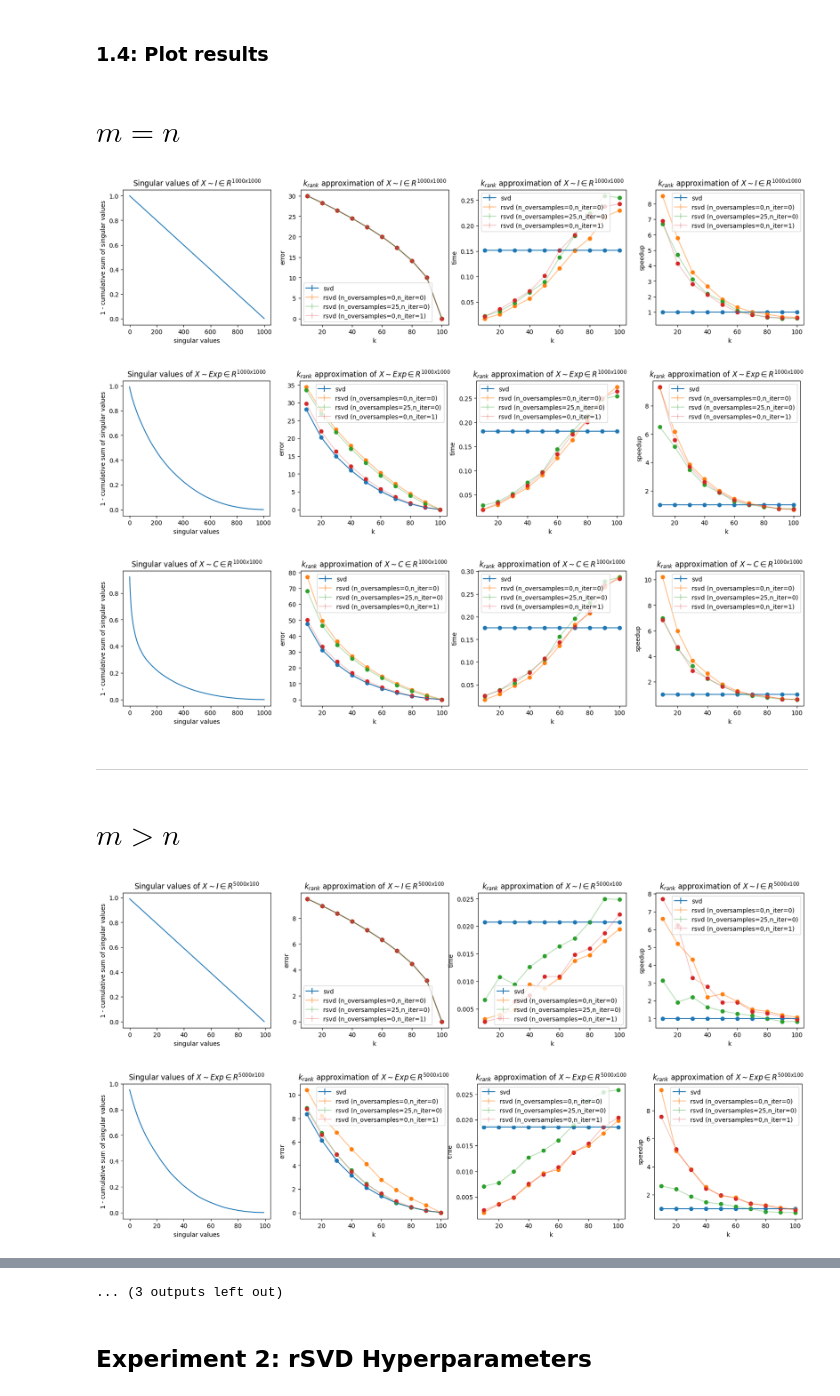
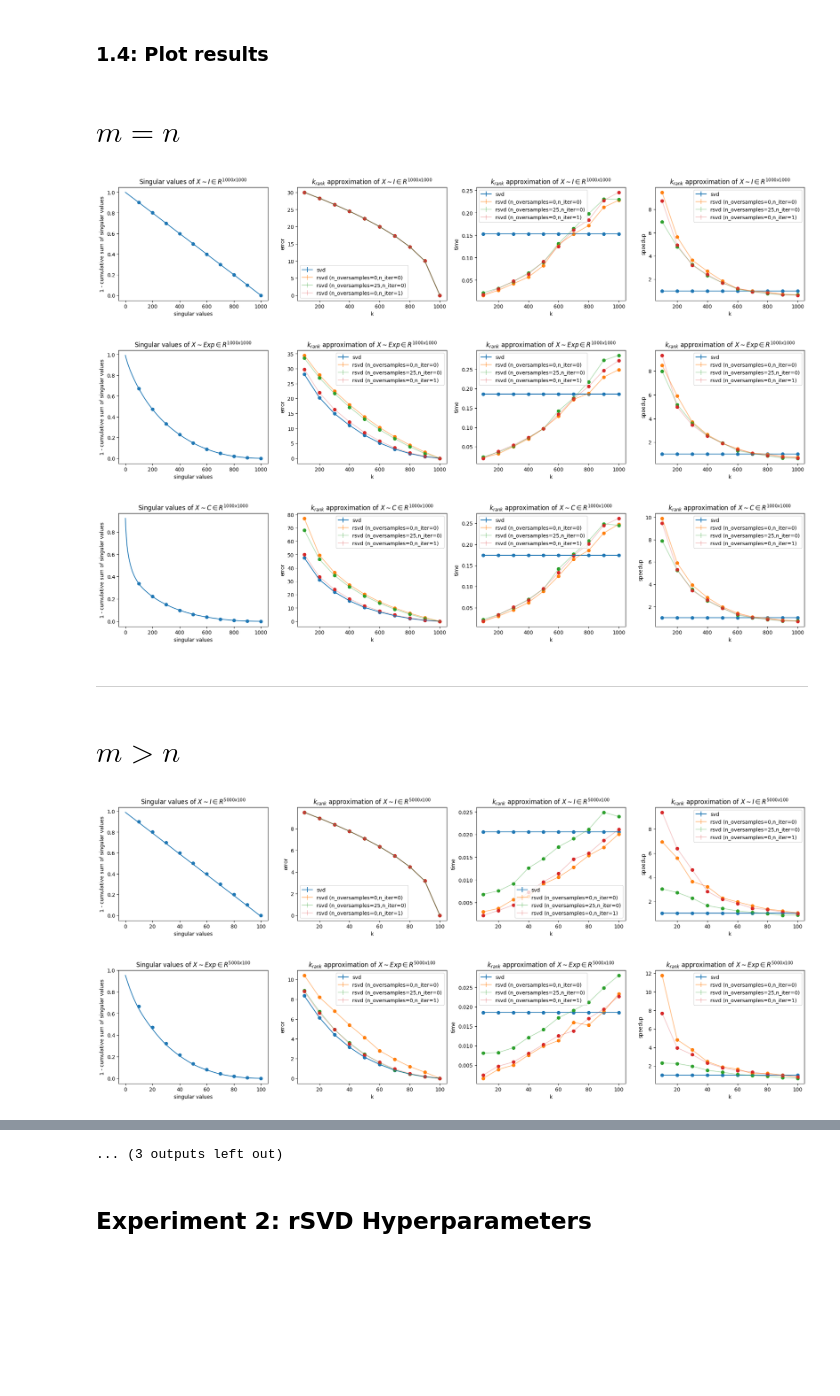
Before and after one commit to bhdsc/rNLA, a Jupyter notebook: rsvd.ipynb, the cells around one changed output, grey strips where cells are left out. Drawn from its saved outputs; the diff is of its cells as text; code cells hidden in the pictures; blank space fills up the shorter version.

```diff
--- a/rsvd.ipynb
+++ b/rsvd.ipynb
@@ -187,20 +187,20 @@ Wall time: 13.5 s
 m, n = 5000, 100
 r = min(m, n)
 num = 10
-ranks = np.linspace(int(r / num), r, num=num, dtype=int)
+tall_ranks = np.linspace(int(r / num), r, num=num, dtype=int)
 n_trials = 1 # TODO: Possibly can remove since variance is insignificant
 rsvd_hparams = [
     {"n_oversamples": 0, "n_iter": 0},
     {"n_oversamples": 25, "n_iter": 0},
     {"n_oversamples": 0, "n_iter": 1},
 ] # control speed-accuracy tradeoff
-
-size.append((m, n))
+tall_size = (m, n)
 # %%
 %%time
 
 results = {}
 singular_values = {}
+ranks = tall_ranks
 
 np.random.seed(42)
 s = singular_values["I"] = np.ones(r)
@@ -228,20 +228,20 @@ Wall time: 16.5 s
 m, n = 100, 5000
 r = min(m, n)
 num = 10
-ranks = np.linspace(int(r / num), r, num=num, dtype=int)
+fat_ranks = np.linspace(int(r / num), r, num=num, dtype=int)
 n_trials = 1 # TODO: Possibly can remove since variance is insignificant
 rsvd_hparams = [
     {"n_oversamples": 0, "n_iter": 0},
     {"n_oversamples": 25, "n_iter": 0},
     {"n_oversamples": 0, "n_iter": 1},
 ] # control speed-accuracy tradeoff
-
-size.append((m, n))
+fat_size = (m, n)
 # %%
 %%time
 
 results = {}
 singular_values = {}
+ranks = fat_ranks
 
 np.random.seed(42)
 s = singular_values["I"] = np.ones(r)
@@ -268,23 +268,27 @@ Wall time: 16.3 s
 # %%
 from IPython.display import Markdown
 
 all_results = [square_results, tall_results, fat_results]
 all_singular_values = [square_singular_values, tall_singular_values, fat_singular_values]
+all_ranks = [square_ranks, tall_ranks, fat_ranks]
+all_sizes = [square_size, tall_size, fat_size]
 measures = ["error", "time", "speedup"]
 problems = ["# $m=n$", "# $m>n$", "# $m<n$"]
 
 for i, results in enumerate(all_results):
     display(Markdown(problems[i]))
+    ranks = all_ranks[i]
+    size = all_sizes[i]
     for name, result in results.items():
         singular_values = all_singular_values[i][name]
-        plot_1(result, measures, singular_values, name, size[i])
+        plot_1(result, measures, ranks, singular_values, name, size)
     display(Markdown("---"))
 # %% [output]
 # $m=n$
-[figure, old version]
+[figure, new version]
-[figure, old version]
+[figure, new version]
-[figure, old version]
+[figure, new version]
 ---
 # $m>n$
-[figure, old version]
+[figure, new version]
-[figure, old version]
+[figure, new version]
```
Also changed, not shown: parts of 6 cells of this notebook.
